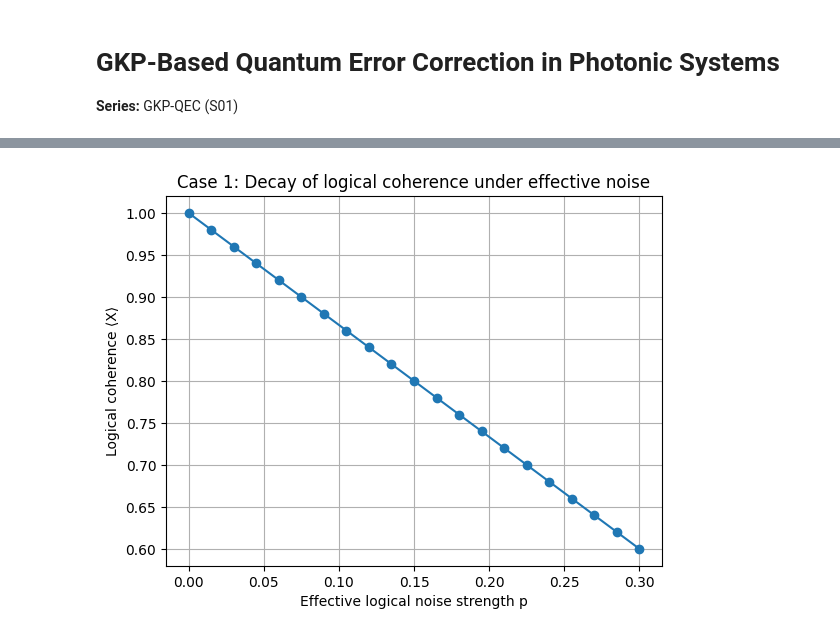
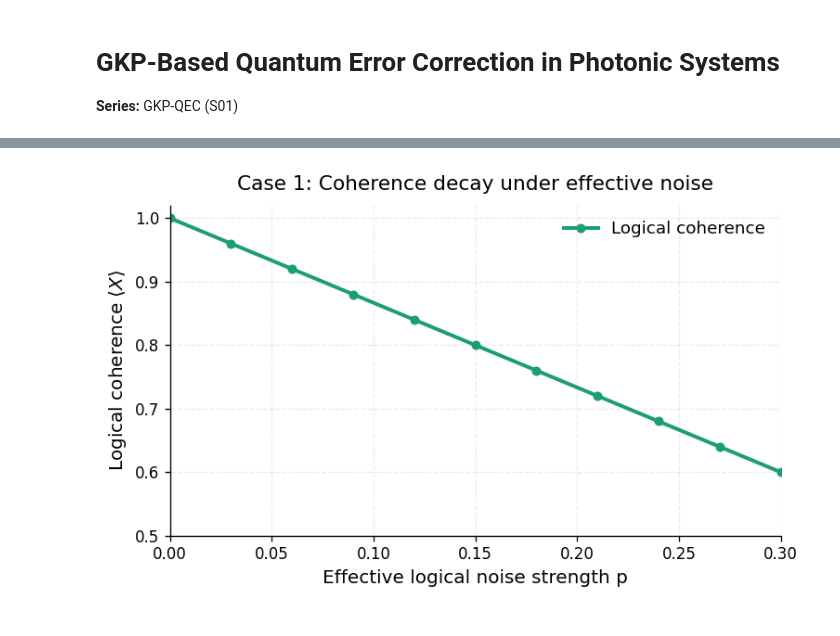
Before and after one commit to DennisWayo/bosonsicflow-gkp, a Jupyter notebook: demos/gkp_qec_demo_01.ipynb, the cells around one changed output, grey strips where cells are left out. Saved outputs shown, nothing was run; the diff lists cells and outputs as text; code cells hidden in the pictures.

```diff
--- a/demos/gkp_qec_demo_01.ipynb
+++ b/demos/gkp_qec_demo_01.ipynb
@@ -87,17 +74,61 @@ The goal here is not to model the physical noise acting on a photonic system, bu
 # %%
+import os
+
+# Ensure a writable Matplotlib cache and a safe backend for notebooks
+os.environ.setdefault("MPLCONFIGDIR", "/tmp/matplotlib")
+
+import matplotlib
+try:
+    from IPython import get_ipython
+
+    if get_ipython() is not None:
+        matplotlib.use("module://matplotlib_inline.backend_inline")
+except Exception:
+    pass
+
+import numpy as np
+import matplotlib.pyplot as plt
 import pennylane as qml
-from pennylane import numpy as np
-import matplotlib.pyplot as plt
 
 # Use a mixed-state simulator to model logical noise
 dev = qml.device("default.mixed", wires=1)
 
+
+def apply_plot_style():
+    plt.rcParams.update(
+        {
+            "figure.dpi": 120,
+            "savefig.dpi": 300,
+            "axes.spines.top": False,
+            "axes.spines.right": False,
+            "axes.grid": True,
+            "axes.axisbelow": True,
+            "grid.alpha": 0.25,
+            "grid.linestyle": "--",
+            "axes.labelsize": 12,
+            "axes.titlesize": 13,
+            "axes.titlepad": 10,
+            "legend.frameon": False,
+            "legend.fontsize": 11,
+            "lines.linewidth": 2.4,
+            "lines.markersize": 5,
+        }
+    )
+
+
+apply_plot_style()
+colors = {
+    "raw": "#1b9e77",
+    "corrected": "#d95f02",
+}
+
+
 @qml.qnode(dev)
 def logical_gkp_coherence(noise_strength):
-    """Logical qubit prepared in a superposition and subjected to effective logical noise."""
-    qml.Hadamard(wires=0)                         # logical Clifford operation
-    qml.DepolarizingChannel(noise_strength, 0)    # effective logical noise
-    return qml.expval(qml.PauliX(0))              # logical coherence
+    '''Logical qubit prepared in a superposition and subjected to effective logical noise.'''
+    qml.Hadamard(wires=0)  # logical Clifford operation
+    qml.DepolarizingChannel(noise_strength, wires=0)  # effective logical noise
+    return qml.expval(qml.PauliX(0))  # logical coherence
 
 
 print("Logical GKP qubit circuit (effective model):")
@@ -105,23 +136,19 @@ print(qml.draw(logical_gkp_coherence)(0.1))
 
 
 # --- Sweep effective logical noise strength ---
-ps = np.linspace(0.0, 0.30, 21)
-coherences = []
-
-print("\nLogical coherence vs effective noise:")
-for p in ps:
-    value = logical_gkp_coherence(p)
-    coherences.append(value)
-    print(f"  p = {p:.2f}  →  ⟨X⟩ = {value:.3f}")
-
+ps = np.linspace(0.0, 0.30, 61)
+coherences = np.array([logical_gkp_coherence(p) for p in ps])
 
 # --- Plot logical coherence decay ---
-plt.figure()
-plt.plot(ps, coherences, marker="o")
-plt.xlabel("Effective logical noise strength p")
-plt.ylabel("Logical coherence ⟨X⟩")
-plt.title("Case 1: Decay of logical coherence under effective noise")
-plt.grid(True)
+fig, ax = plt.subplots(figsize=(6.5, 4))
+ax.plot(ps, coherences, color=colors["raw"], marker="o", markevery=6, label="Logical coherence")
+ax.set_xlabel("Effective logical noise strength p")
+ax.set_ylabel(r"Logical coherence $\langle X \rangle$")
+ax.set_title("Case 1: Coherence decay under effective noise")
+ax.set_xlim(ps.min(), ps.max())
+ax.set_ylim(0.5, 1.02)
+ax.legend()
+fig.tight_layout()
 plt.show()
 # %% [output]
 Logical GKP qubit circuit (effective model):
@@ -144,4 +156,4 @@ Logical coherence vs effective noise:
-[figure, old version]
+[figure, new version]
 # %% [markdown]
 > *What are we seeing here in case 1 above?*
 
```
Also changed, not shown: parts of 12 cells of this notebook, 14 other files.
